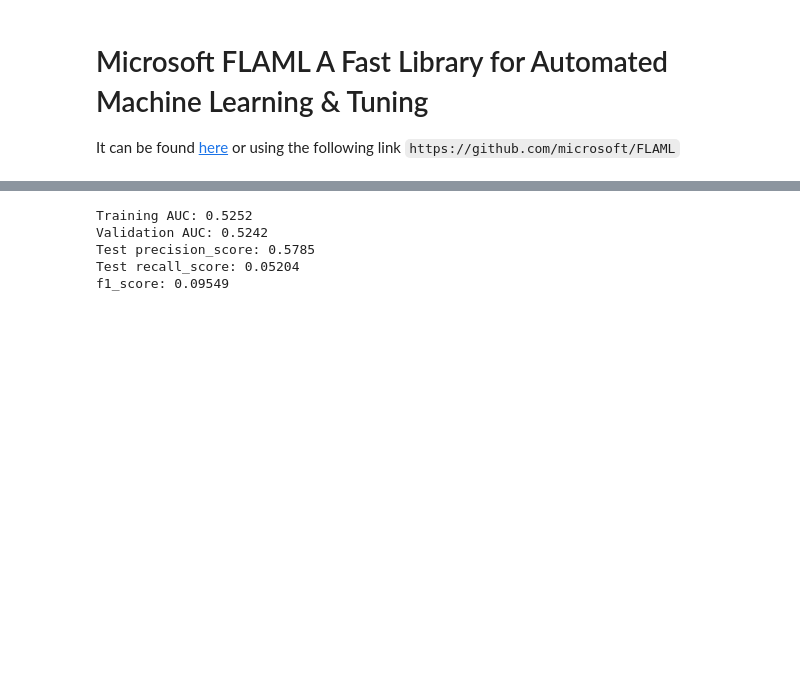
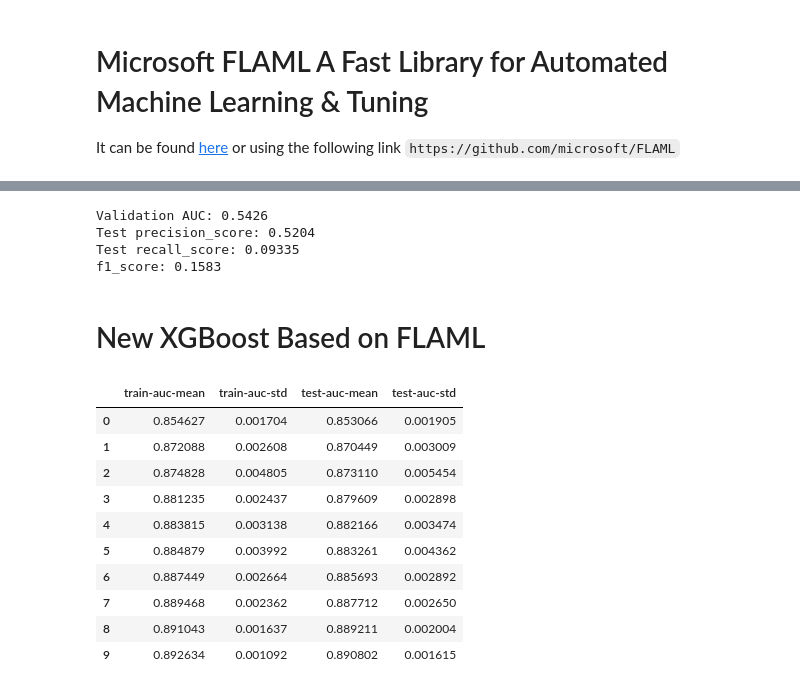
Before and after one commit to miladshiraniUCB/Heart-Disease-Prediction, a Jupyter notebook: index_colab.ipynb, the cells around one changed output, grey strips where cells are left out. Saved outputs shown, nothing was run; the diff lists cells and outputs as text; code cells hidden in the pictures; blank space fills up the shorter version.

```diff
--- a/index_colab.ipynb
+++ b/index_colab.ipynb
@@ -481,21 +508,62 @@ y_train_array = y_train_n.map(yes_no).to_numpy()
 # %%
 ### ROC and AUC
 # ROC
-train_fpr_FLAML, train_tpr_FLAML, train_thresh_FLAML = roc_curve(y_train_array, y_train_pred_array)
-test_fpr_FLAML , test_tpr_FLAML , test_thresh_FLAML = roc_curve(y_test_array, y_test_pred_array)
+
+test_fpr_FLAML , test_tpr_FLAML , test_thresh_FLAML = roc_curve(y_test_n, y_test_pred_FLAML)
 # AUC
-train_auc_FLAML = auc(train_fpr_FLAML, train_tpr_FLAML)
+
 test_auc_FLAML = auc(test_fpr_FLAML, test_tpr_FLAML)
 
 
-print('Training AUC: {:.4}'.format(train_auc_FLAML))
+
 print('Validation AUC: {:.4}'.format(test_auc_FLAML))
-print("Test precision_score: {:.4}".format(precision_score(y_test_array, y_test_pred_array)))
-print("Test recall_score: {:.4}".format(recall_score(y_test_array, y_test_pred_array)))
-print("f1_score: {:.4}".format(f1_score(y_test_array, y_test_pred_array)))
+print("Test precision_score: {:.4}".format(precision_score(y_test_n, y_test_pred_FLAML)))
+print("Test recall_score: {:.4}".format(recall_score(y_test_n, y_test_pred_FLAML)))
+print("f1_score: {:.4}".format(f1_score(y_test_n, y_test_pred_FLAML)))
 # %% [output]
-Training AUC: 0.5252
-Validation AUC: 0.5242
-Test precision_score: 0.5785
-Test recall_score: 0.05204
-f1_score: 0.09549
+Validation AUC: 0.5426
+Test precision_score: 0.5204
+Test recall_score: 0.09335
+f1_score: 0.1583
+# %% [markdown]
+# New XGBoost Based on FLAML
+# %%
+params = {
+              "colsample_bylevel" : 0.8490633393816673,
+              "colsample_bytree" : 0.8501582165474667,
+              "grow_policy" :'lossguide',
+              "learning_rate" : 0.052998640031981195,
+              "max_depth" : 0,
+              "max_leaves" : 279,
+              "min_child_weight" : 4.05164716830016,
+              "n_estimators" : 231,
+              "n_jobs" : -1,
+              "reg_alpha" : 0.011728535554234117,
+              "reg_lambda" : 0.8243892535277468,
+              "subsample" : 0.7323612940065832,
+              "tree_method" : 'hist',
+              "use_label_encoder" : False,
+              "verbosity" : 0
+}
+
+Train_dmatrix = xgb.DMatrix(data = X_train_smote, label = y_train_smote)
+Test_dmatrix = xgb.DMatrix(data = X_test, label = y_test)
+
+second_xgb = xgb.XGBClassifier(objective='binary:logistic', seed = 42)
+cv_results = xgb.cv(dtrain=Train_dmatrix, params=params, nfold=4,
+        num_boost_round=10, metrics="auc", as_pandas=True)
+# second_xgb.fit(X_train_smote, y_train_smote, param = params)
+# %%
+cv_results
+# %% [output]
+|  | train-auc-mean | train-auc-std | test-auc-mean | test-auc-std |
+| 0 | 0.854627 | 0.001704 | 0.853066 | 0.001905 |
+| 1 | 0.872088 | 0.002608 | 0.870449 | 0.003009 |
+| 2 | 0.874828 | 0.004805 | 0.873110 | 0.005454 |
+| 3 | 0.881235 | 0.002437 | 0.879609 | 0.002898 |
+| 4 | 0.883815 | 0.003138 | 0.882166 | 0.003474 |
+| 5 | 0.884879 | 0.003992 | 0.883261 | 0.004362 |
+| 6 | 0.887449 | 0.002664 | 0.885693 | 0.002892 |
+| 7 | 0.889468 | 0.002362 | 0.887712 | 0.002650 |
+| 8 | 0.891043 | 0.001637 | 0.889211 | 0.002004 |
+| 9 | 0.892634 | 0.001092 | 0.890802 | 0.001615 |
```
Also changed, not shown: parts of 29 cells of this notebook.
